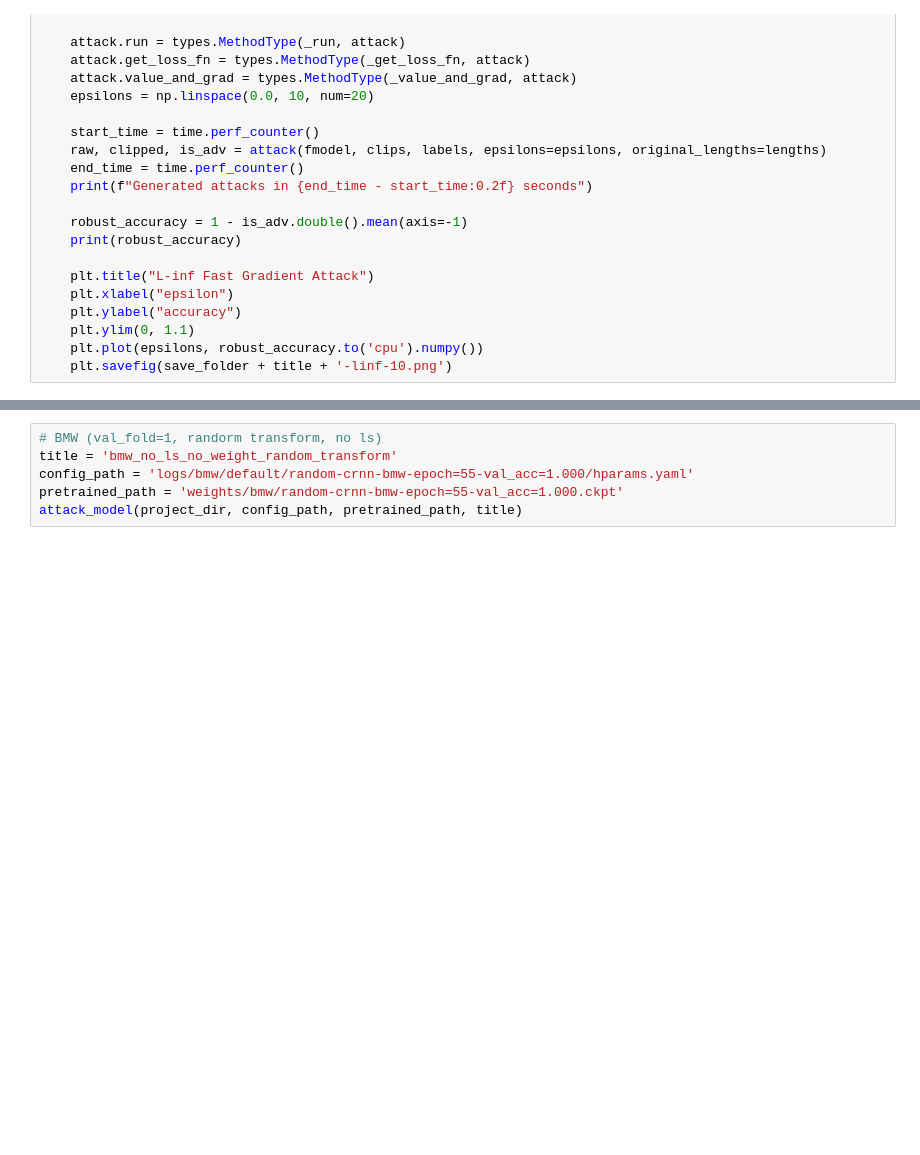
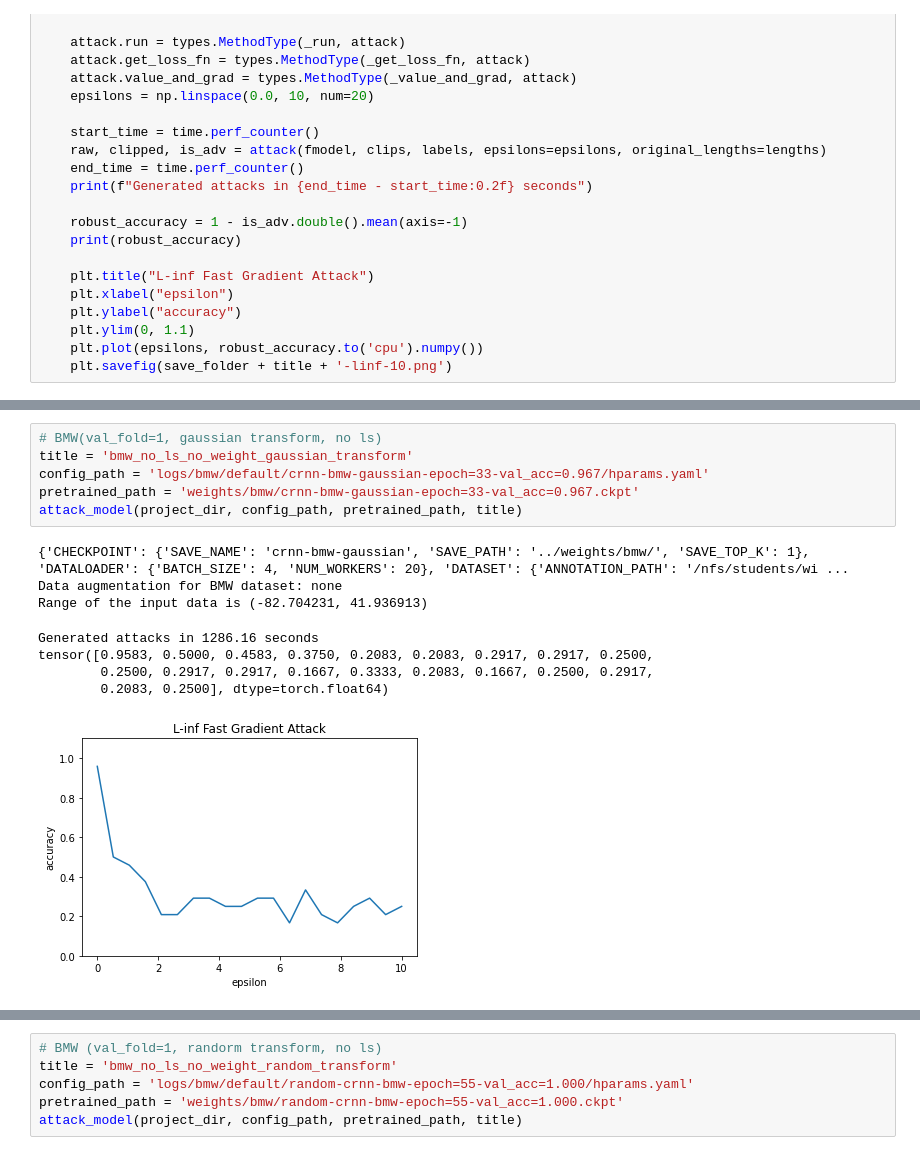
Before and after one commit to Vardanush/Robust-audio-classification, a Jupyter notebook: notebooks/foolbox_attacks.ipynb, the cells around one changed output, grey strips where cells are left out. Saved outputs shown, nothing was run; the diff lists cells and outputs as text; blank space fills up the shorter version.

```diff
--- a/notebooks/foolbox_attacks.ipynb
+++ b/notebooks/foolbox_attacks.ipynb
@@ -192,0 +223,15 @@ def attack_model(project_dir, config_path, pretrained_path, title):
+# %%
+# BMW(val_fold=1, gaussian transform, no ls)
+title = 'bmw_no_ls_no_weight_gaussian_transform'
+config_path = 'logs/bmw/default/crnn-bmw-gaussian-epoch=33-val_acc=0.967/hparams.yaml'
+pretrained_path = 'weights/bmw/crnn-bmw-gaussian-epoch=33-val_acc=0.967.ckpt'
+attack_model(project_dir, config_path, pretrained_path, title)
+# %% [output]
+{'CHECKPOINT': {'SAVE_NAME': 'crnn-bmw-gaussian', 'SAVE_PATH': '../weights/bmw/', 'SAVE_TOP_K': 1}, 'DATALOADER': {'BATCH_SIZE': 4, 'NUM_WORKERS': 20}, 'DATASET': {'ANNOTATION_PATH': '/nfs/students/wi ...
+Data augmentation for BMW dataset: none
+Range of the input data is (-82.704231, 41.936913)
+Generated attacks in 1286.16 seconds
+tensor([0.9583, 0.5000, 0.4583, 0.3750, 0.2083, 0.2083, 0.2917, 0.2917, 0.2500,
+        0.2500, 0.2917, 0.2917, 0.1667, 0.3333, 0.2083, 0.1667, 0.2500, 0.2917,
+        0.2083, 0.2500], dtype=torch.float64)
+[figure, added]
```
Also changed, not shown: parts of 5 cells of this notebook, 5 other files.
